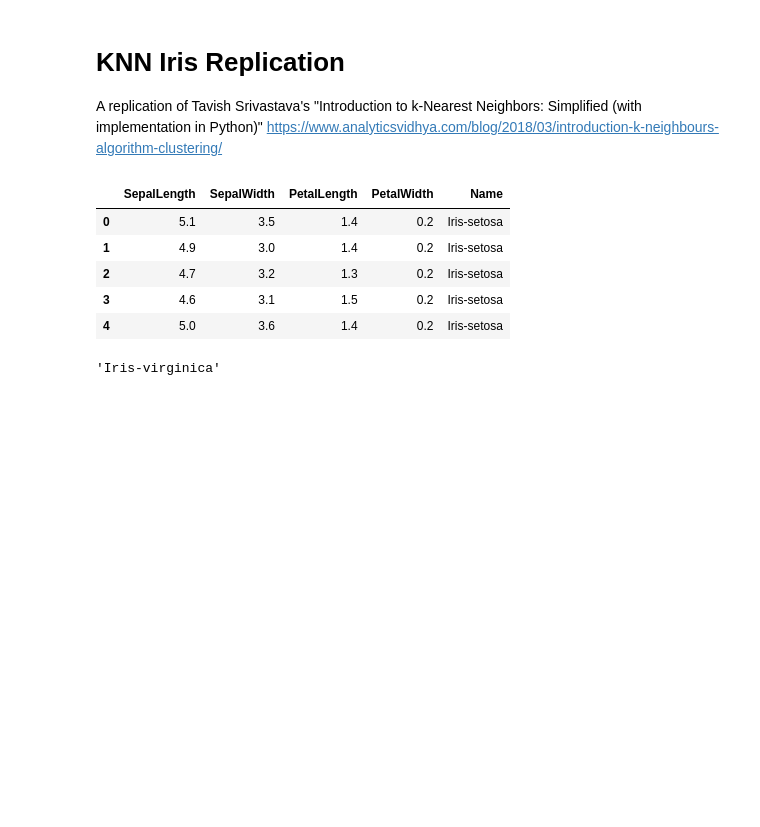
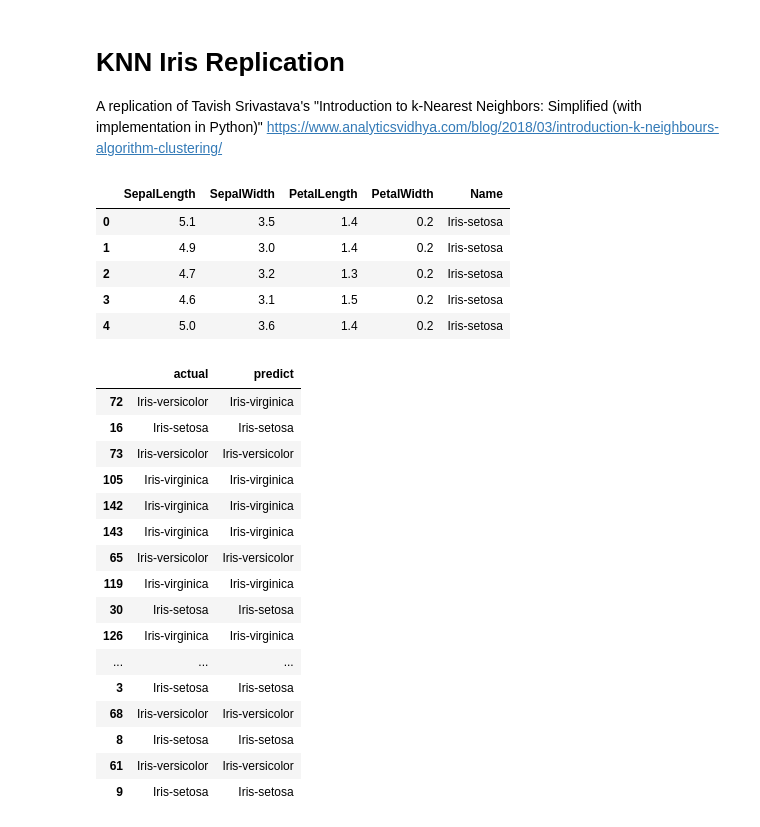
Before and after one commit to bmschow/iris_knn, a Jupyter notebook: KNN Iris Replication.ipynb, the cells around one changed output. Drawn from its saved outputs; the diff is of its cells as text; code cells hidden in the pictures; blank space fills up the shorter version.

```diff
--- a/KNN Iris Replication.ipynb
+++ b/KNN Iris Replication.ipynb
@@ -34,5 +39,29 @@ def individual_KNN(data, X_train, y_train, k=5):
     return top_k['y'].value_counts().idxmax()
 # %%
 def predict(X_test, X_train, y_train, k=5):
+    y_predict = []
+    for ind, row in X_test.iterrows():
+        y_predict.append(individual_KNN(row, X_train, y_train, k))
+
+    return y_predict
-# %% [output]
-'Iris-virginica'
+# %%
+y_predict = predict(X_test, X_train, y_train)
+pd.DataFrame({'predict': y_predict, 'actual': y_test})
+# %% [output]
+|  | actual | predict |
+| 72 | Iris-versicolor | Iris-virginica |
+| 16 | Iris-setosa | Iris-setosa |
+| 73 | Iris-versicolor | Iris-versicolor |
+| 105 | Iris-virginica | Iris-virginica |
+| 142 | Iris-virginica | Iris-virginica |
+| 143 | Iris-virginica | Iris-virginica |
+| 65 | Iris-versicolor | Iris-versicolor |
+| 119 | Iris-virginica | Iris-virginica |
+| 30 | Iris-setosa | Iris-setosa |
+| 126 | Iris-virginica | Iris-virginica |
+| ... | ... | ... |
+| 3 | Iris-setosa | Iris-setosa |
+| 68 | Iris-versicolor | Iris-versicolor |
+| 8 | Iris-setosa | Iris-setosa |
+| 61 | Iris-versicolor | Iris-versicolor |
+| 9 | Iris-setosa | Iris-setosa |
```
Also changed, not shown: parts of 6 cells of this notebook.
